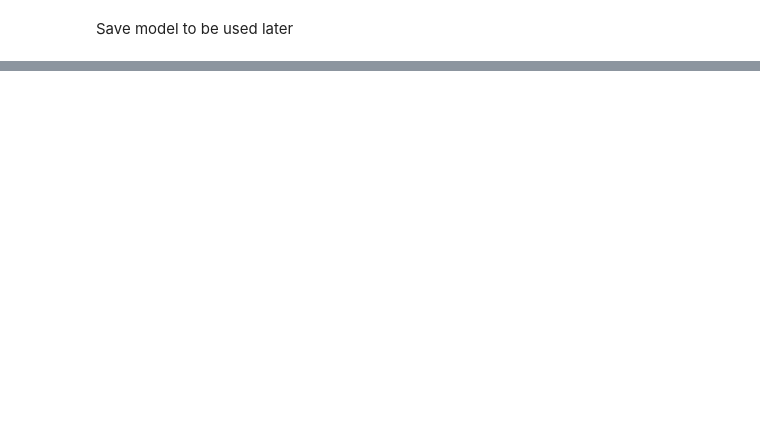
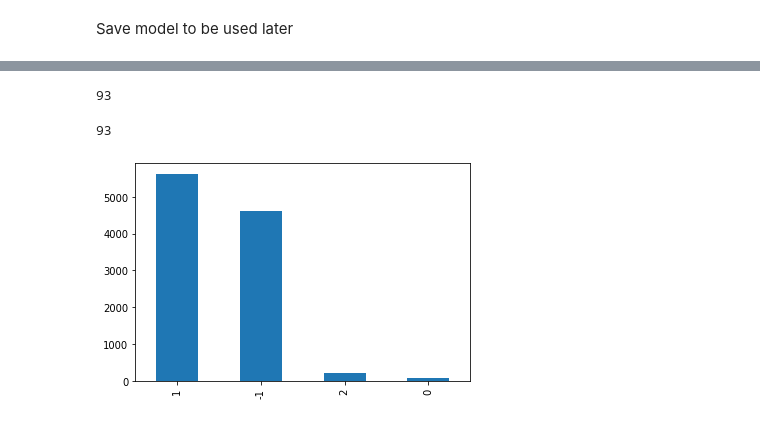
Before and after one commit to altazietsman/kaggle_submission, a Jupyter notebook: alta_kaggle.ipynb, the cells around one changed output, grey strips where cells are left out. Cells and saved outputs as stored; diff of their text form; code cells hidden in the pictures; blank space fills up the shorter version.

```diff
--- a/alta_kaggle.ipynb
+++ b/alta_kaggle.ipynb
@@ -338,0 +391,2 @@ with open(model_saved_path, 'wb') as file: pickle.dump(svc_new, file)
+# %%
+complete_word_list = name_list + missing
@@ -338,0 +421,17 @@ with open(model_saved_path, 'wb') as file: pickle.dump(svc_new, file)
+# %%
+new_X = df_stem_test.reindex(columns = complete_word_list, fill_value=0)
+# %%
+len(col_names_tokens)
+# %% [output]
+93
+# %%
+len(new_X.columns)
+# %% [output]
+93
+# %%
+y_pred = svc.predict(new_X)
+# %%
+svc_final_df = pd.DataFrame()
+
+svc_final_df['tweetid'] = df_test['tweetid']
+svc_final_df['sentiment'] = y_pred
@@ -338,0 +440,5 @@ with open(model_saved_path, 'wb') as file: pickle.dump(svc_new, file)
+# %%
+svc_final_df['sentiment'].value_counts().plot(kind = 'bar')
+plt.show()
+# %% [output]
+[figure, added]
```
Also changed, not shown: parts of 84 cells of this notebook.
